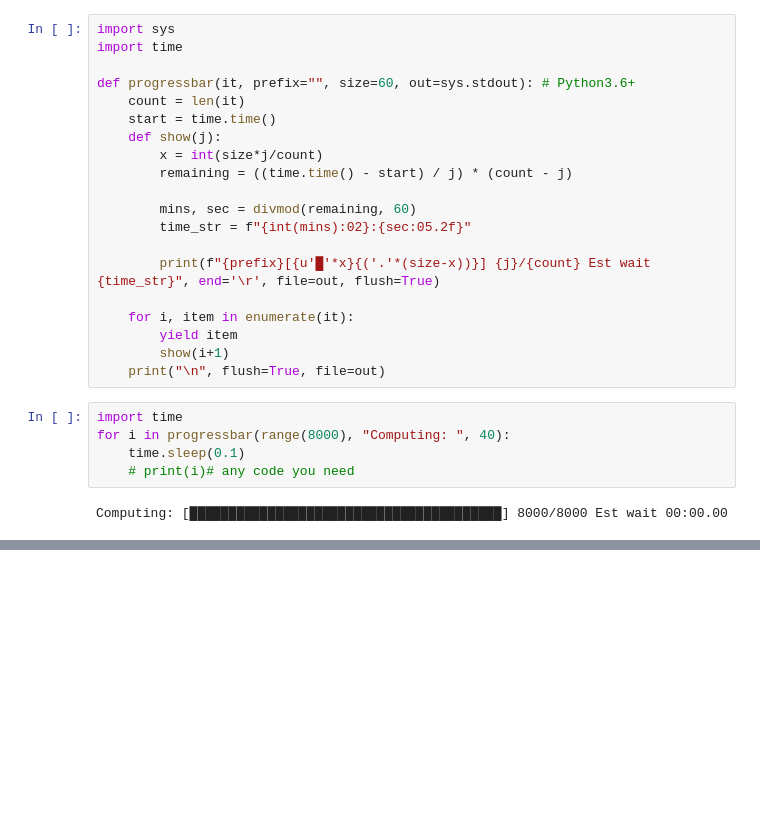
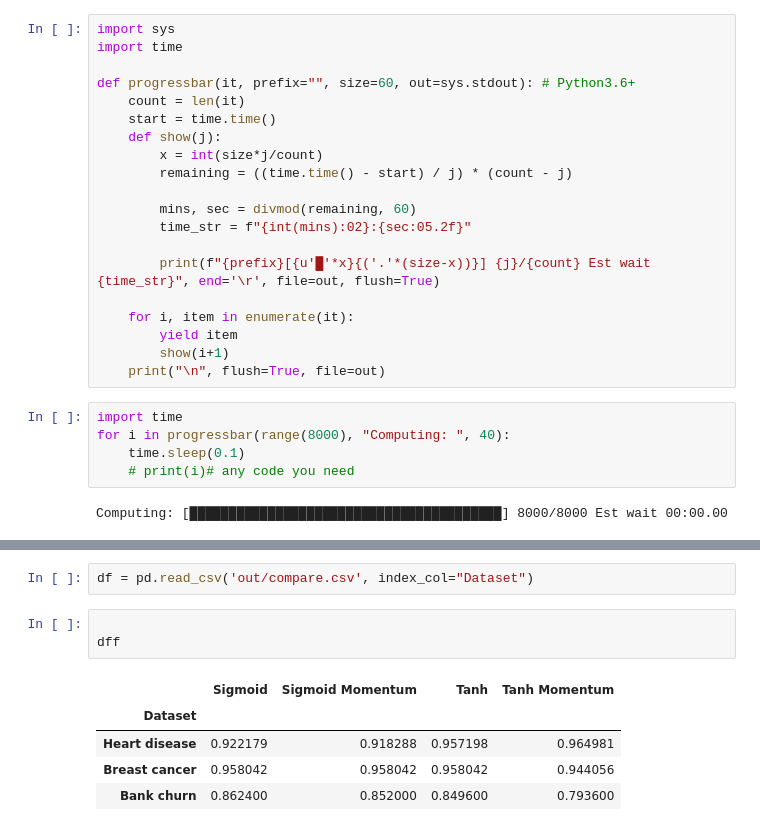
Before and after one commit to adityavkulkarni/6375_Assignment_1_NN, a Jupyter notebook: eda.ipynb, the cells around one changed output, grey strips where cells are left out. Cells and saved outputs as stored; diff of their text form; blank space fills up the shorter version.

```diff
--- a/eda.ipynb
+++ b/eda.ipynb
@@ -75,0 +88,11 @@ Computing: [██████████████████████
+# %%
+df = pd.read_csv('out/compare.csv', index_col="Dataset")
+# %%
+
+dff
+# %% [output]
+|  | Sigmoid | Sigmoid Momentum | Tanh | Tanh Momentum |
+| Dataset |  |  |  |  |
+| Heart disease | 0.922179 | 0.918288 | 0.957198 | 0.964981 |
+| Breast cancer | 0.958042 | 0.958042 | 0.958042 | 0.944056 |
+| Bank churn | 0.862400 | 0.852000 | 0.849600 | 0.793600 |
```
Also changed, not shown: parts of 5 cells of this notebook, 4 other files.
